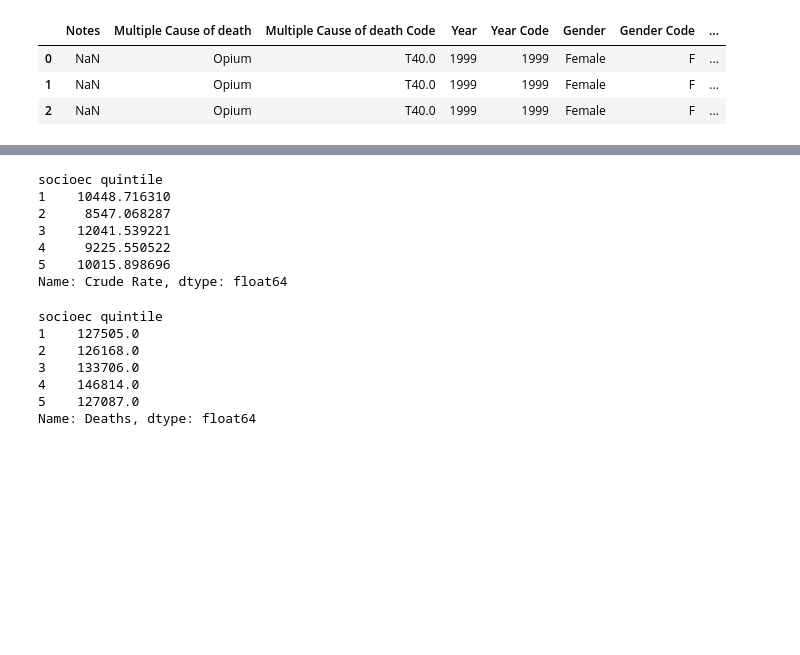
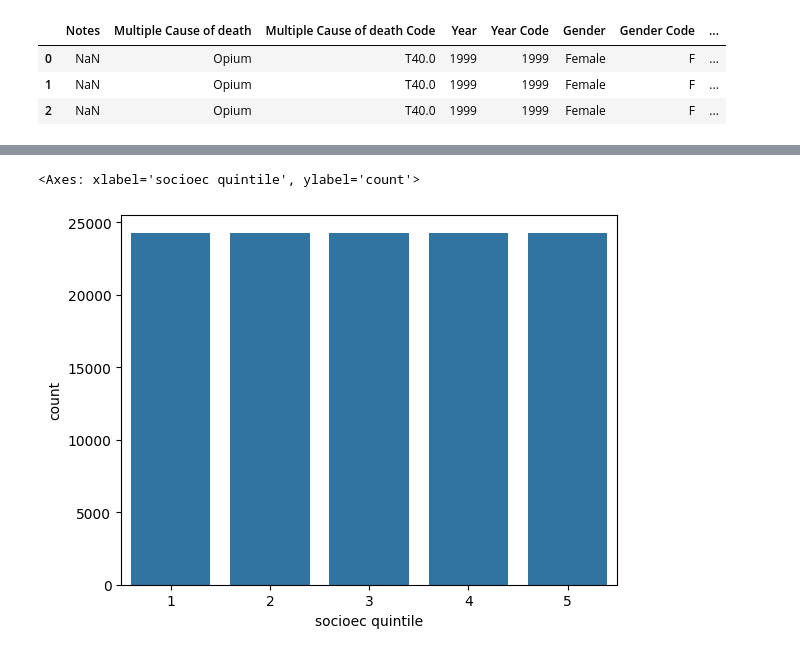
Before and after one commit to jmsarabia/fentanyl_eda, a Jupyter notebook: EDA.ipynb, the cells around one changed output, grey strips where cells are left out. Cells and saved outputs as stored; diff of their text form; code cells hidden in the pictures; blank space fills up the shorter version.

```diff
--- a/EDA.ipynb
+++ b/EDA.ipynb
@@ -22,23 +46,8 @@ Name: count, dtype: int64
+# %%
+sns.countplot(data=base, x=base["socioec quintile"])
+# %% [output]
+<Axes: xlabel='socioec quintile', ylabel='count'>
+[figure, added]
 # %%
 base["Crude Rate"] = pd.to_numeric(base["Crude Rate"], errors='coerce')
 base["Deaths"] = pd.to_numeric(base["Deaths"], errors='coerce')
-# %%
-base.groupby(["socioec quintile"])["Crude Rate"].sum()
-# %% [output]
-socioec quintile
-1    10448.716310
-2     8547.068287
-3    12041.539221
-4     9225.550522
-5    10015.898696
-Name: Crude Rate, dtype: float64
-# %%
-base.groupby(["socioec quintile"])["Deaths"].sum()
-# %% [output]
-socioec quintile
-1    127505.0
-2    126168.0
-3    133706.0
-4    146814.0
-5    127087.0
-Name: Deaths, dtype: float64
```
Also changed, not shown: parts of 9 cells of this notebook.
